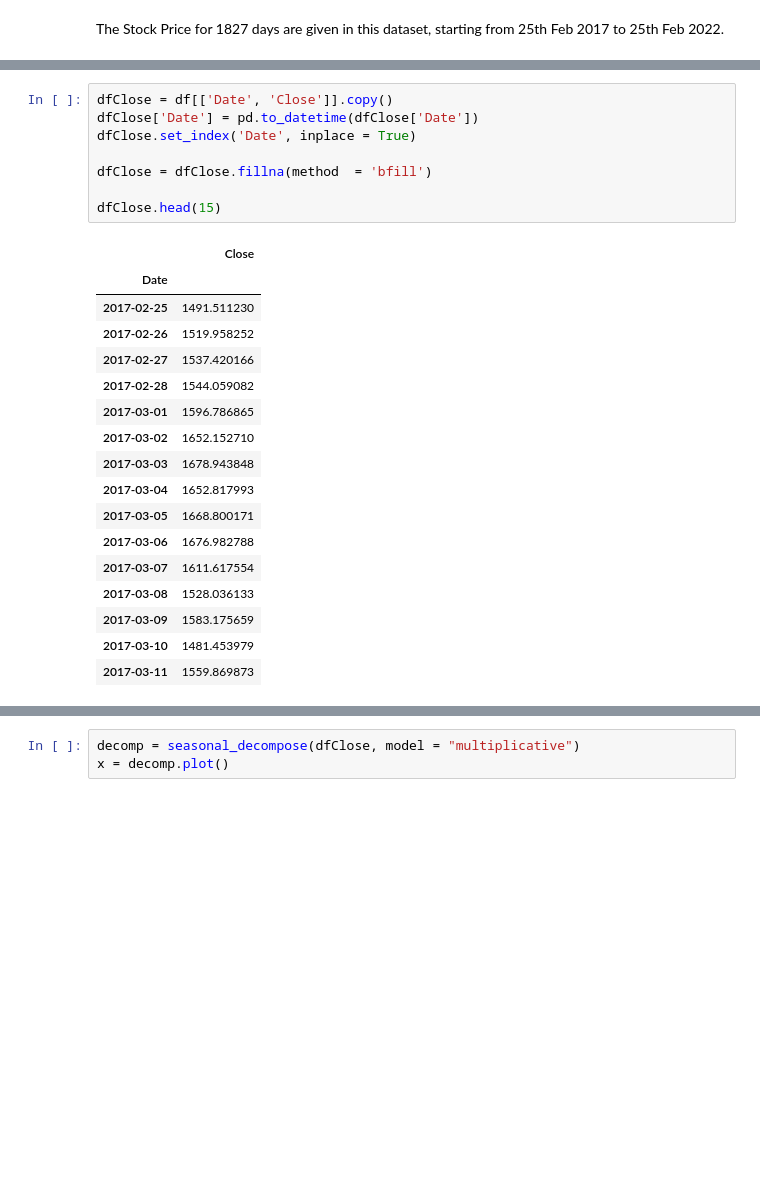
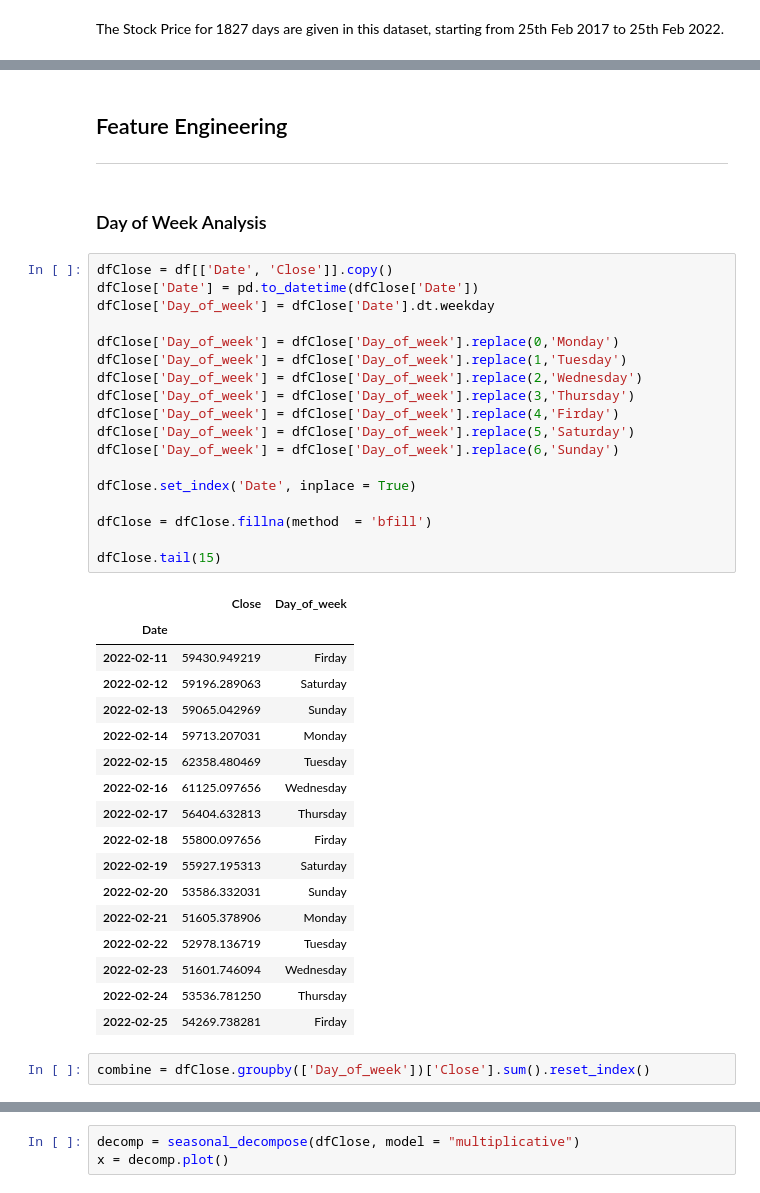
Before and after one commit to Casssiee/Bitcoin-AUD-Forceaste, a Jupyter notebook: Bitcoin AUD Forecasting .ipynb, the cells around one changed output, grey strips where cells are left out. Drawn from its saved outputs; the diff is of its cells as text; blank space fills up the shorter version.

```diff
--- a/Bitcoin AUD Forecasting .ipynb
+++ b/Bitcoin AUD Forecasting .ipynb
@@ -86,28 +102,45 @@ Open         1
 Date         0
 dtype: int64
-# %%
-dfClose = df[['Date', 'Close']].copy()
-dfClose['Date'] = pd.to_datetime(dfClose['Date'])
-dfClose.set_index('Date', inplace = True)
-
-dfClose = dfClose.fillna(method  = 'bfill')
-
-dfClose.head(15)
-# %% [output]
-|  | Close |
-| Date |  |
-| 2017-02-25 | 1491.511230 |
-| 2017-02-26 | 1519.958252 |
-| 2017-02-27 | 1537.420166 |
-| 2017-02-28 | 1544.059082 |
-| 2017-03-01 | 1596.786865 |
-| 2017-03-02 | 1652.152710 |
-| 2017-03-03 | 1678.943848 |
-| 2017-03-04 | 1652.817993 |
-| 2017-03-05 | 1668.800171 |
-| 2017-03-06 | 1676.982788 |
-| 2017-03-07 | 1611.617554 |
-| 2017-03-08 | 1528.036133 |
-| 2017-03-09 | 1583.175659 |
-| 2017-03-10 | 1481.453979 |
-| 2017-03-11 | 1559.869873 |
+# %% [markdown]
+## Feature Engineering
+---------
+# %% [markdown]
+### Day of Week Analysis
+# %%
+dfClose = df[['Date', 'Close']].copy()
+dfClose['Date'] = pd.to_datetime(dfClose['Date'])
+dfClose['Day_of_week'] = dfClose['Date'].dt.weekday
+
+dfClose['Day_of_week'] = dfClose['Day_of_week'].replace(0,'Monday')
+dfClose['Day_of_week'] = dfClose['Day_of_week'].replace(1,'Tuesday')
+dfClose['Day_of_week'] = dfClose['Day_of_week'].replace(2,'Wednesday')
+dfClose['Day_of_week'] = dfClose['Day_of_week'].replace(3,'Thursday')
+dfClose['Day_of_week'] = dfClose['Day_of_week'].replace(4,'Firday')
+dfClose['Day_of_week'] = dfClose['Day_of_week'].replace(5,'Saturday')
+dfClose['Day_of_week'] = dfClose['Day_of_week'].replace(6,'Sunday')
+
+dfClose.set_index('Date', inplace = True)
+
+dfClose = dfClose.fillna(method  = 'bfill')
+
+dfClose.tail(15)
+# %% [output]
+|  | Close | Day_of_week |
+| Date |  |  |
+| 2022-02-11 | 59430.949219 | Firday |
+| 2022-02-12 | 59196.289063 | Saturday |
+| 2022-02-13 | 59065.042969 | Sunday |
+| 2022-02-14 | 59713.207031 | Monday |
+| 2022-02-15 | 62358.480469 | Tuesday |
+| 2022-02-16 | 61125.097656 | Wednesday |
+| 2022-02-17 | 56404.632813 | Thursday |
+| 2022-02-18 | 55800.097656 | Firday |
+| 2022-02-19 | 55927.195313 | Saturday |
+| 2022-02-20 | 53586.332031 | Sunday |
+| 2022-02-21 | 51605.378906 | Monday |
+| 2022-02-22 | 52978.136719 | Tuesday |
+| 2022-02-23 | 51601.746094 | Wednesday |
+| 2022-02-24 | 53536.781250 | Thursday |
+| 2022-02-25 | 54269.738281 | Firday |
+# %%
+combine = dfClose.groupby(['Day_of_week'])['Close'].sum().reset_index()
```
Also changed, not shown: parts of 27 cells of this notebook.
